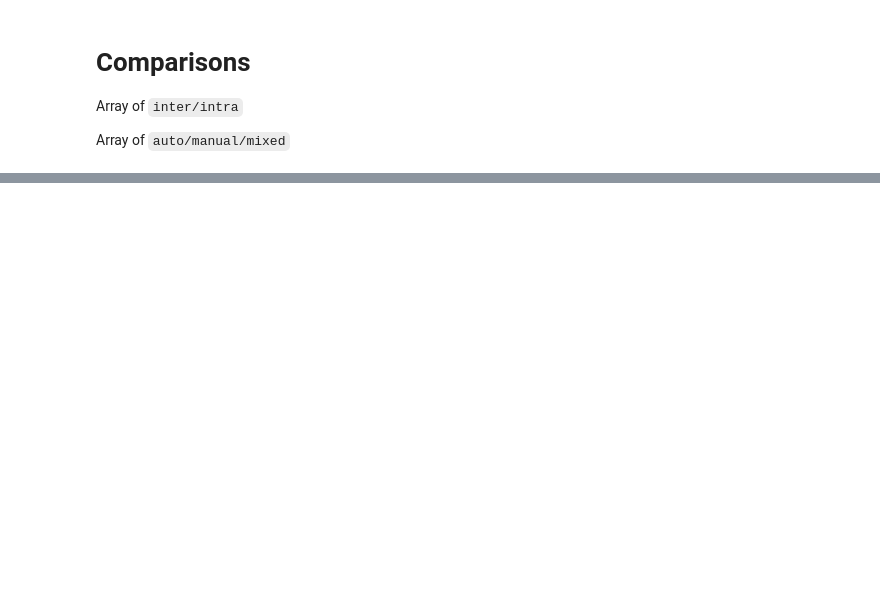
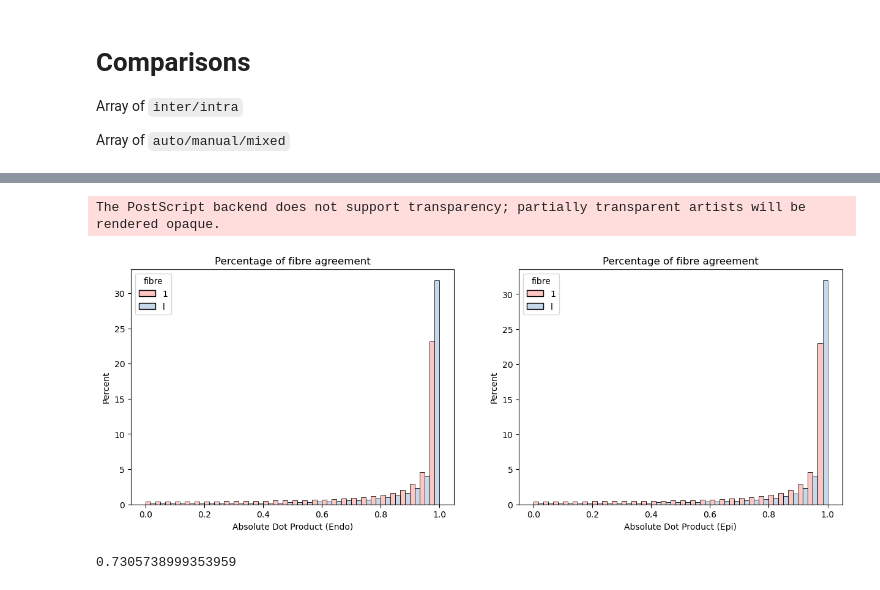
Before and after one commit to alonsoJASL/imatools, a Jupyter notebook: ipynb/comparison_results.ipynb, the cells around one changed output, grey strips where cells are left out. Saved outputs shown, nothing was run; the diff lists cells and outputs as text; code cells hidden in the pictures; blank space fills up the shorter version.

```diff
--- a/ipynb/comparison_results.ipynb
+++ b/ipynb/comparison_results.ipynb
@@ -176,0 +394,12 @@ sns.boxplot(data=o_df, x='processing', y='gradlat_prc75', hue='mode')
+# %%
+import random
+n = 13652470  # number of records in file
+s = 1000000  # desired sample size
+skipr = lambda nn,ss : sorted(random.sample(range(nn), nn-ss))
+
+fraction_sample = 0.1
+# compare fibres
+df_1_endo = pd.read_csv(iou.fullfile(comp_dir, 'fibres_comp_endo_1.csv')).assign(fibre='1').assign(layer='endo').sample(frac=fraction_sample)
+df_l_endo = pd.read_csv(iou.fullfile(comp_dir, 'fibres_comp_endo_l.csv')).assign(fibre='l').assign(layer='endo').sample(frac=fraction_sample)
+df_1_epi = pd.read_csv(iou.fullfile(comp_dir, 'fibres_comp_epi_1.csv')).assign(fibre='1').assign(layer='epi').sample(frac=fraction_sample)
+df_l_epi = pd.read_csv(iou.fullfile(comp_dir, 'fibres_comp_epi_l.csv')).assign(fibre='l').assign(layer='epi').sample(frac=fraction_sample)
@@ -176,0 +479,20 @@ sns.boxplot(data=o_df, x='processing', y='gradlat_prc75', hue='mode')
+# %%
+import matplotlib.pyplot as plt
+import seaborn as sns
+
+fig, ax = plt.subplots(1, 2)
+fig.set_figheight(5)
+fig.set_figwidth(15)
+sns.set_palette('Pastel1')
+sns.histplot(ax=ax[0], data=DF_endo, x='abs_dot_product', hue='fibre', bins=30, stat='percent', multiple='dodge')
+sns.histplot(ax=ax[1], data=DF_epi, x='abs_dot_product', hue='fibre', bins=30, stat='percent', multiple='dodge')
+
+ax[0].set_xlabel('Absolute Dot Product (Endo)')
+ax[1].set_xlabel('Absolute Dot Product (Epi)')
+ax[0].set_title('Percentage of fibre agreement')
+ax[1].set_title('Percentage of fibre agreement')
+
+plt.savefig(iou.fullfile(comp_dir, 'fibres_comp.eps'))
+# %% [output]
+The PostScript backend does not support transparency; partially transparent artists will be rendered opaque.
+[figure, added]
@@ -176,0 +501,7 @@ sns.boxplot(data=o_df, x='processing', y='gradlat_prc75', hue='mode')
+# %%
+th = 0.86
+
+print(np.rad2deg(np.arccos(th)))
+print(np.sum(DF['abs_dot_product']>th)/len(DF))
+# %% [output]
+0.7305738999353959
```
Also changed, not shown: parts of 19 cells of this notebook, 1 other file.
